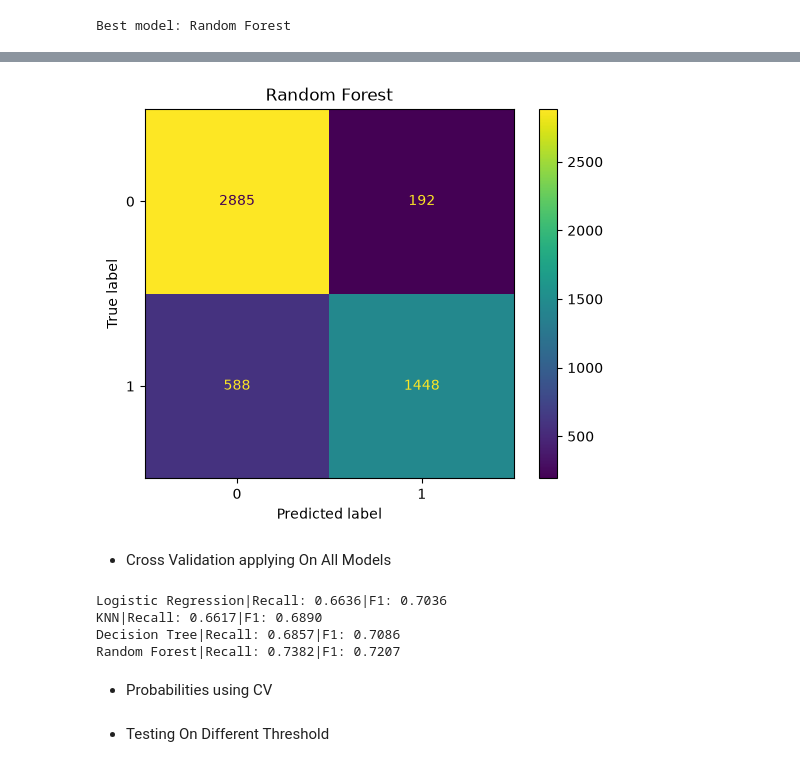
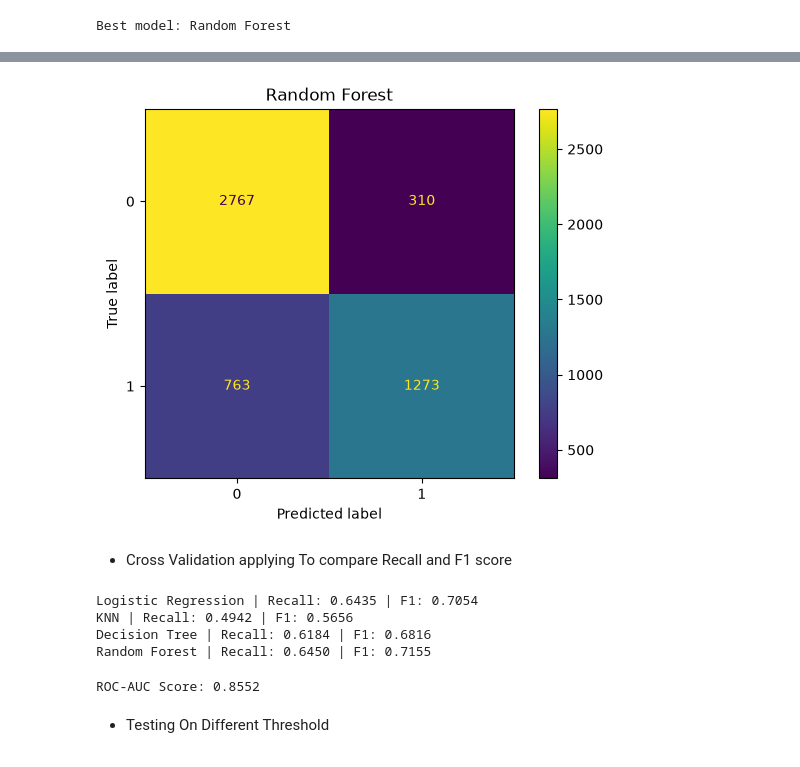
Before and after one commit to harkeshsingh0305/class-sphere, a Jupyter notebook: Student Performance Prediction/Original_1.ipynb, the cells around one changed output, grey strips where cells are left out. Cells and saved outputs as stored; diff of their text form; code cells hidden in the pictures.

Commit message:
Modification in model

```diff
--- a/Student Performance Prediction/Original.ipynb
+++ b/Student Performance Prediction/Original_1.ipynb
@@ -811,12 +879,16 @@ from sklearn.linear_model import LogisticRegression
 from sklearn.ensemble import RandomForestClassifier
 from sklearn.neighbors import KNeighborsClassifier
 from sklearn.tree import DecisionTreeClassifier
+from sklearn.pipeline import Pipeline
+from sklearn.preprocessing import StandardScaler
 from sklearn.metrics import accuracy_score, precision_score, recall_score, f1_score, roc_auc_score
 from sklearn.metrics import classification_report, ConfusionMatrixDisplay
 
 models = {
-    "Logistic Regression":  LogisticRegression(max_iter=1000),
-    "KNN": KNeighborsClassifier(n_neighbors=5),
+    "Logistic Regression": Pipeline([("scaler",StandardScaler()),
+                                     ("model", LogisticRegression(max_iter=2000,random_state=42))]),
+    "KNN": Pipeline([("scaler",StandardScaler()),
+                     ("model",KNeighborsClassifier(n_neighbors=5))]),
     "Decision Tree": DecisionTreeClassifier(max_depth=5, random_state=42),
     "Random Forest": RandomForestClassifier(n_estimators=200, random_state=42, n_jobs=-1),
 }
@@ -839,5 +895,25 @@ for name, model in models.items():
+# %%
+from sklearn.model_selection import cross_val_score
+
+results = []
+
+for name, model in models.items():
+
+    cv_f1 = cross_val_score(model, X_train,y_train,cv=5,scoring="f1", n_jobs=-1).mean()
+
+    model.fit(X_train, y_train)
+    predictions = model.predict(X_test)
+
+    results.append({
+        "Model": name,
+        "CV_F1": cv_f1,
+        "Accuracy": accuracy_score(y_test, predictions),
+        "Precision": precision_score(y_test, predictions, zero_division=0),
+        "Recall": recall_score(y_test, predictions, zero_division=0),
+        "F1": f1_score(y_test, predictions, zero_division=0)
+        })
 # %%
-results_df = pd.DataFrame(result).set_index("Model")
-results_df = results_df.sort_values("F1", ascending=False).round(4)
-results_df
+results_df = pd.DataFrame(results)
+results_df = results_df.sort_values("CV_F1", ascending=False)
+display(results_df.round(4))
 # %% [output]
@@ -858,7 +933,7 @@ plt.show()
 # %% [markdown]
 - BEST Model
 # %%
-best_name = results_df.index[0]
+best_name = results_df.iloc[0]["Model"]
 best_model = models[best_name]
 print("Best model:", best_name)
 # %% [output]
@@ -878,26 +953,19 @@ weighted avg       0.81      0.73      0.68      5113
 # %%
-ConfusionMatrixDisplay.from_estimator(best_model, X_test_scaled, y_test)
+ConfusionMatrixDisplay.from_estimator(best_model, X_test, y_test)
 plt.title(best_name)
 plt.show()
 # %% [output]
-[figure, old version]
+[figure, new version]
 # %% [markdown]
-- Cross Validation applying On All Models
+- Cross Validation applying To compare Recall and F1 score
 # %%
-from sklearn.model_selection import cross_val_score
-
+from sklearn.model_selection import StratifiedKFold, cross_validate
+cv = StratifiedKFold(n_splits=5, shuffle=True, random_state=42)
 for name, model in models.items():
-    f1_scores = cross_val_score(model, X, y, cv=5, scoring="f1")
-    recall_scores = cross_val_score(model, X, y, cv=5, scoring="recall")
-    print(
-        f"{name}|"
-        f"Recall: {recall_scores.mean():.4f}|"
-        f"F1: {f1_scores.mean():.4f}"
-    )
+    scores = cross_validate(model, X_train, y_train, cv=cv, scoring=["recall", "f1"], n_jobs=-1)
+    print(f"{name} | Recall: {scores['test_recall'].mean():.4f} | F1: {scores['test_f1'].mean():.4f}")
 # %% [output]
-Logistic Regression|Recall: 0.6636|F1: 0.7036
-KNN|Recall: 0.6617|F1: 0.6890
-Decision Tree|Recall: 0.6857|F1: 0.7086
-Random Forest|Recall: 0.7382|F1: 0.7207
+Logistic Regression | Recall: 0.6435 | F1: 0.7054
+KNN | Recall: 0.4942 | F1: 0.5656
+Decision Tree | Recall: 0.6184 | F1: 0.6816
+Random Forest | Recall: 0.6450 | F1: 0.7155
-# %% [markdown]
-- Probabilities using CV
@@ -907,2 +972,11 @@ train_probs = cross_val_predict(best_model, X_train_scaled, y_train, cv=5, metho
+# %%
+from sklearn.metrics import roc_auc_score
+# Probability of At Risk (class 1)
+test_probs = best_model.predict_proba(X_test)[:, 1]
+# Calculate ROC-AUC
+roc_auc = roc_auc_score(y_test, test_probs)
+print("ROC-AUC Score:", round(roc_auc, 4))
+# %% [output]
+ROC-AUC Score: 0.8552
 # %% [markdown]
 - Testing On Different Threshold
```
Also changed, not shown: parts of 62 cells of this notebook, 6 other files.
